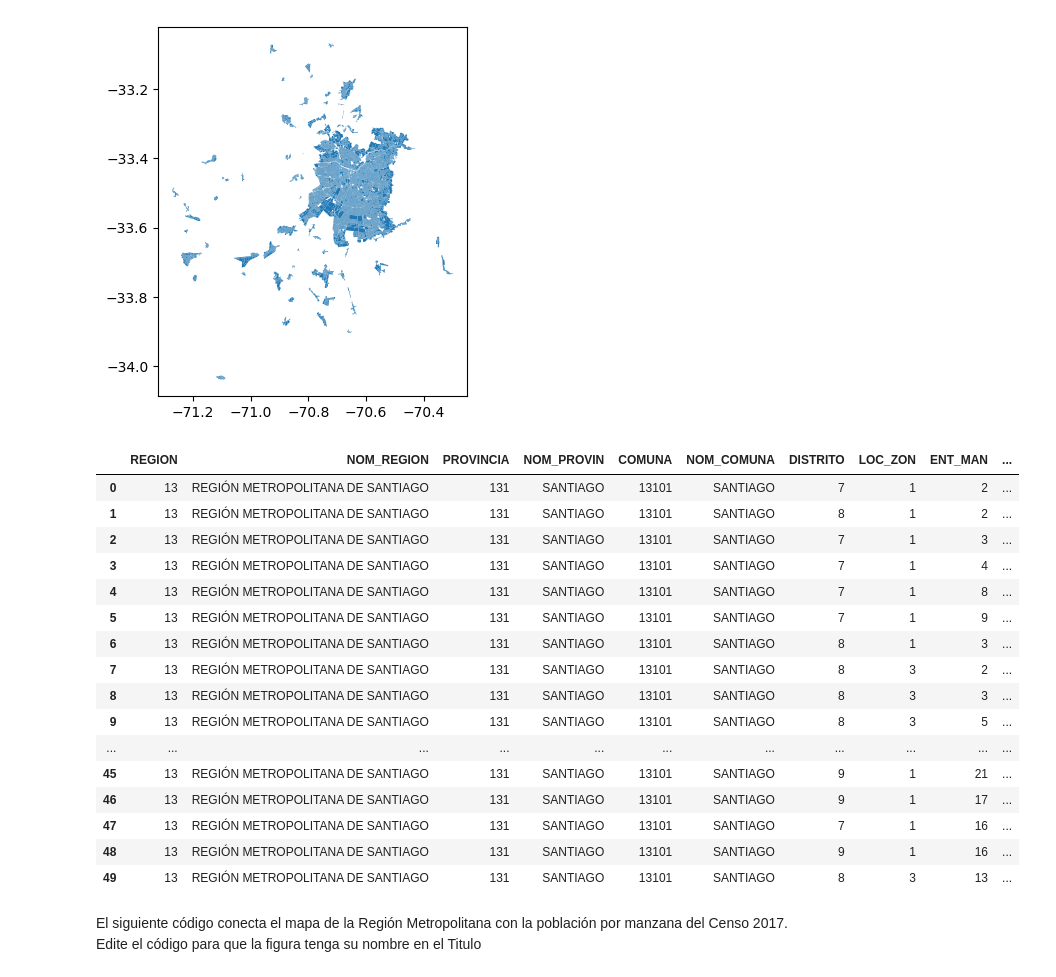
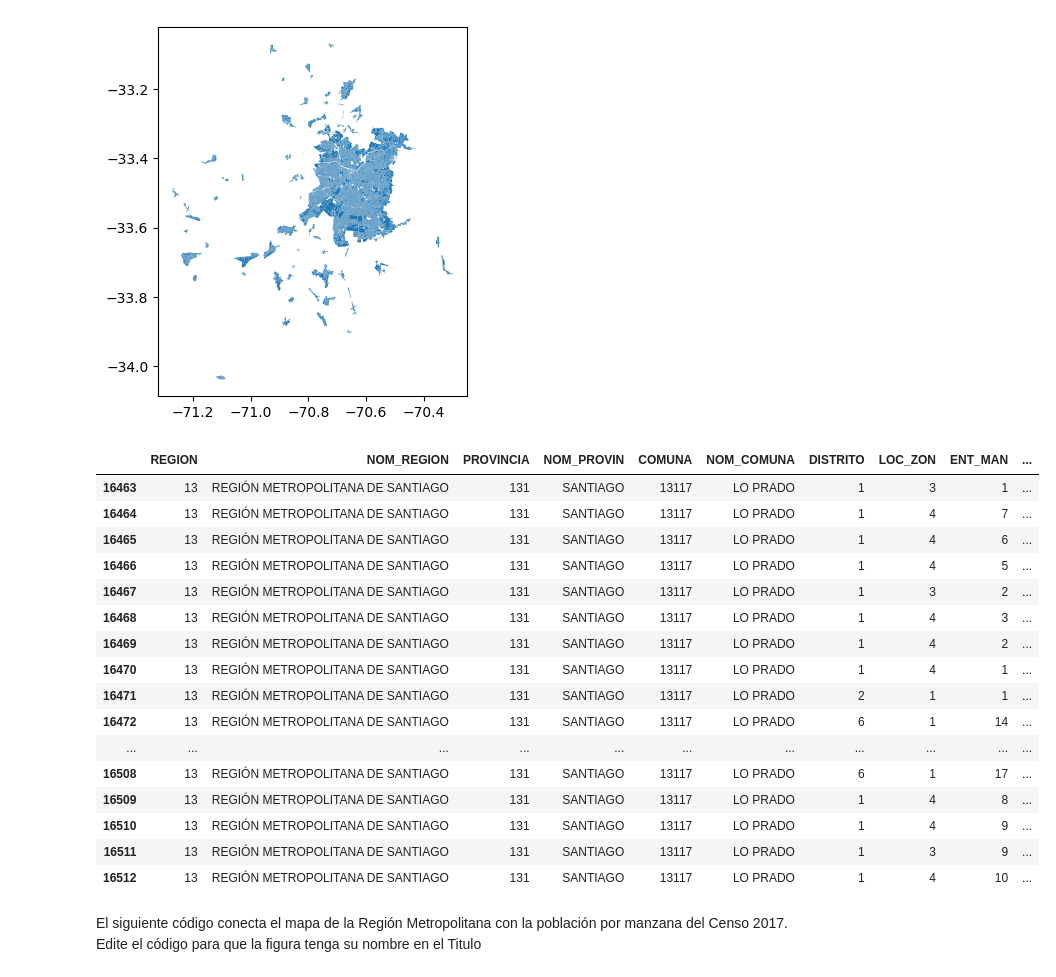
Before and after one commit to SergioHdezDC/IMT2200-SERGIO-HERNANDEZ, a Jupyter notebook: Actividad 01/IMT2200 - Actividad 01.ipynb, the cells around one changed output. Cells and saved outputs as stored; diff of their text form; code cells hidden in the pictures.

```diff
--- a/Actividad 01/IMT2200 - Actividad 01.ipynb
+++ b/Actividad 01/IMT2200 - Actividad 01.ipynb
@@ -133,26 +133,27 @@ manz.plot()
 [figure]
 [figure]
 # %%
-manz.head(50)
+#manz.head(50)
+manz[manz["NOM_COMUNA"] == "LO PRADO"].head(50)
 #com.head(50)
 # %% [output]
 |  | REGION | NOM_REGION | PROVINCIA | NOM_PROVIN | COMUNA | NOM_COMUNA | DISTRITO | LOC_ZON | ENT_MAN | ... |
-| 0 | 13 | REGIÓN METROPOLITANA DE SANTIAGO | 131 | SANTIAGO | 13101 | SANTIAGO | 7 | 1 | 2 | ... |
-| 1 | 13 | REGIÓN METROPOLITANA DE SANTIAGO | 131 | SANTIAGO | 13101 | SANTIAGO | 8 | 1 | 2 | ... |
-| 2 | 13 | REGIÓN METROPOLITANA DE SANTIAGO | 131 | SANTIAGO | 13101 | SANTIAGO | 7 | 1 | 3 | ... |
-| 3 | 13 | REGIÓN METROPOLITANA DE SANTIAGO | 131 | SANTIAGO | 13101 | SANTIAGO | 7 | 1 | 4 | ... |
-| 4 | 13 | REGIÓN METROPOLITANA DE SANTIAGO | 131 | SANTIAGO | 13101 | SANTIAGO | 7 | 1 | 8 | ... |
-| 5 | 13 | REGIÓN METROPOLITANA DE SANTIAGO | 131 | SANTIAGO | 13101 | SANTIAGO | 7 | 1 | 9 | ... |
-| 6 | 13 | REGIÓN METROPOLITANA DE SANTIAGO | 131 | SANTIAGO | 13101 | SANTIAGO | 8 | 1 | 3 | ... |
-| 7 | 13 | REGIÓN METROPOLITANA DE SANTIAGO | 131 | SANTIAGO | 13101 | SANTIAGO | 8 | 3 | 2 | ... |
-| 8 | 13 | REGIÓN METROPOLITANA DE SANTIAGO | 131 | SANTIAGO | 13101 | SANTIAGO | 8 | 3 | 3 | ... |
-| 9 | 13 | REGIÓN METROPOLITANA DE SANTIAGO | 131 | SANTIAGO | 13101 | SANTIAGO | 8 | 3 | 5 | ... |
+| 16463 | 13 | REGIÓN METROPOLITANA DE SANTIAGO | 131 | SANTIAGO | 13117 | LO PRADO | 1 | 3 | 1 | ... |
+| 16464 | 13 | REGIÓN METROPOLITANA DE SANTIAGO | 131 | SANTIAGO | 13117 | LO PRADO | 1 | 4 | 7 | ... |
+| 16465 | 13 | REGIÓN METROPOLITANA DE SANTIAGO | 131 | SANTIAGO | 13117 | LO PRADO | 1 | 4 | 6 | ... |
+| 16466 | 13 | REGIÓN METROPOLITANA DE SANTIAGO | 131 | SANTIAGO | 13117 | LO PRADO | 1 | 4 | 5 | ... |
+| 16467 | 13 | REGIÓN METROPOLITANA DE SANTIAGO | 131 | SANTIAGO | 13117 | LO PRADO | 1 | 3 | 2 | ... |
+| 16468 | 13 | REGIÓN METROPOLITANA DE SANTIAGO | 131 | SANTIAGO | 13117 | LO PRADO | 1 | 4 | 3 | ... |
+| 16469 | 13 | REGIÓN METROPOLITANA DE SANTIAGO | 131 | SANTIAGO | 13117 | LO PRADO | 1 | 4 | 2 | ... |
+| 16470 | 13 | REGIÓN METROPOLITANA DE SANTIAGO | 131 | SANTIAGO | 13117 | LO PRADO | 1 | 4 | 1 | ... |
+| 16471 | 13 | REGIÓN METROPOLITANA DE SANTIAGO | 131 | SANTIAGO | 13117 | LO PRADO | 2 | 1 | 1 | ... |
+| 16472 | 13 | REGIÓN METROPOLITANA DE SANTIAGO | 131 | SANTIAGO | 13117 | LO PRADO | 6 | 1 | 14 | ... |
 | ... | ... | ... | ... | ... | ... | ... | ... | ... | ... | ... |
-| 45 | 13 | REGIÓN METROPOLITANA DE SANTIAGO | 131 | SANTIAGO | 13101 | SANTIAGO | 9 | 1 | 21 | ... |
-| 46 | 13 | REGIÓN METROPOLITANA DE SANTIAGO | 131 | SANTIAGO | 13101 | SANTIAGO | 9 | 1 | 17 | ... |
-| 47 | 13 | REGIÓN METROPOLITANA DE SANTIAGO | 131 | SANTIAGO | 13101 | SANTIAGO | 7 | 1 | 16 | ... |
-| 48 | 13 | REGIÓN METROPOLITANA DE SANTIAGO | 131 | SANTIAGO | 13101 | SANTIAGO | 9 | 1 | 16 | ... |
-| 49 | 13 | REGIÓN METROPOLITANA DE SANTIAGO | 131 | SANTIAGO | 13101 | SANTIAGO | 8 | 3 | 13 | ... |
+| 16508 | 13 | REGIÓN METROPOLITANA DE SANTIAGO | 131 | SANTIAGO | 13117 | LO PRADO | 6 | 1 | 17 | ... |
+| 16509 | 13 | REGIÓN METROPOLITANA DE SANTIAGO | 131 | SANTIAGO | 13117 | LO PRADO | 1 | 4 | 8 | ... |
+| 16510 | 13 | REGIÓN METROPOLITANA DE SANTIAGO | 131 | SANTIAGO | 13117 | LO PRADO | 1 | 4 | 9 | ... |
+| 16511 | 13 | REGIÓN METROPOLITANA DE SANTIAGO | 131 | SANTIAGO | 13117 | LO PRADO | 1 | 3 | 9 | ... |
+| 16512 | 13 | REGIÓN METROPOLITANA DE SANTIAGO | 131 | SANTIAGO | 13117 | LO PRADO | 1 | 4 | 10 | ... |
 # %% [markdown]
 El siguiente código conecta el mapa de la Región Metropolitana con la población por manzana del Censo 2017. Edite el código para que la figura tenga su nombre en el Titulo
 # %%
```
Also changed, not shown: parts of 1 cell of this notebook, 2 other files.
